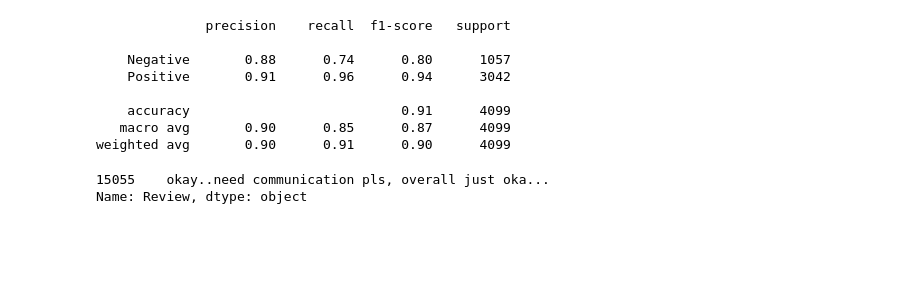
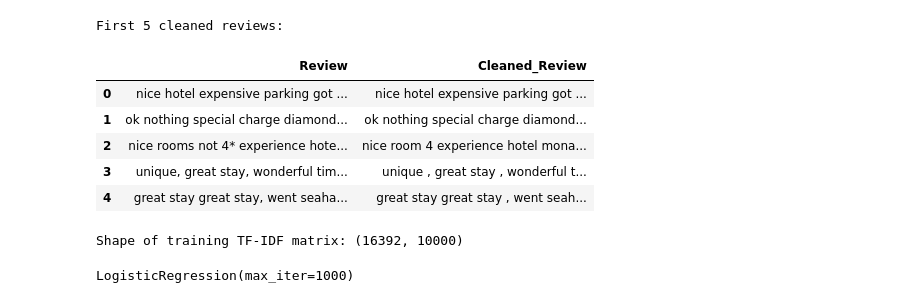
Before and after one commit to javierreansyah/tripadvisor-sentiment-cicd, a Jupyter notebook: Notebooks/notebook.ipynb, the cells around one changed output. Saved outputs shown, nothing was run; the diff lists cells and outputs as text; code cells hidden in the pictures; blank space fills up the shorter version.

```diff
--- a/Notebooks/notebook.ipynb
+++ b/Notebooks/notebook.ipynb
@@ -69,0 +34,4 @@ df.to_csv('../Data/tripadvisor_hotel_reviews.csv', index=False)
+# %%
+df = pd.read_csv("../Data/tripadvisor_hotel_reviews.csv")
+print("First 5 records:")
+display(df.head())
@@ -69,0 +46,11 @@ df.to_csv('../Data/tripadvisor_hotel_reviews.csv', index=False)
+# %%
+def standardize_text(text):
+    text = re.sub(r"http\S+", "", text)
+    text = re.sub(r"http", "", text)
+    text = re.sub(r"@/S+", "", text)
+    text = re.sub(r"[^A-Za-z0-9(),!?@\'\`\"\_\n]", " ", text)
+    text = text.replace("@", " at ")
+    return text.lower()
+# %%
+lemmatizer = WordNetLemmatizer()
+stop_words = set(stopwords.words('english'))
@@ -70 +64,13 @@ df.to_csv('../Data/tripadvisor_hotel_reviews.csv', index=False)
+# %%
+df['Cleaned_Review'] = df['Review'].apply(preprocess_review)
+print("First 5 cleaned reviews:")
+display(df[['Review', 'Cleaned_Review']].head())
+# %% [output]
+First 5 cleaned reviews:
+|  | Review | Cleaned_Review |
+| 0 | nice hotel expensive parking got ... | nice hotel expensive parking got ... |
+| 1 | ok nothing special charge diamond... | ok nothing special charge diamond... |
+| 2 | nice rooms not 4* experience hote... | nice room 4 experience hotel mona... |
+| 3 | unique, great stay, wonderful tim... | unique , great stay , wonderful t... |
+| 4 | great stay great stay, went seaha... | great stay great stay , went seah... |
 # %%
@@ -83,30 +81,14 @@ y = df['Rating']
 X_train, X_test, y_train, y_test = train_test_split(X, y, test_size=0.2, random_state=42)
 # %%
-# TF-IDF Vectorization
-vectorizer = TfidfVectorizer(max_features=5000)
+vectorizer = TfidfVectorizer(ngram_range=(1, 3), max_features=10000, tokenizer=word_tokenize)
 X_train_tfidf = vectorizer.fit_transform(X_train)
 X_test_tfidf = vectorizer.transform(X_test)
+
+print(f"Shape of training TF-IDF matrix: {X_train_tfidf.shape}")
+# %% [output]
+Shape of training TF-IDF matrix: (16392, 10000)
-# %%
-# Train logistic regression model
-model = LogisticRegression(max_iter=1000, solver='lbfgs')
-model.fit(X_train_tfidf, y_train)
-
-# Evaluate on evaluation dataset
-y_pred = model.predict(X_test_tfidf)
-
-# Print classification report
-print(classification_report(y_test, y_pred, target_names=['Negative', 'Positive']))
-# %% [output]
-              precision    recall  f1-score   support
-
-    Negative       0.88      0.74      0.80      1057
-    Positive       0.91      0.96      0.94      3042
-
-    accuracy                           0.91      4099
-   macro avg       0.90      0.85      0.87      4099
-weighted avg       0.90      0.91      0.90      4099
-# %%
-print(df['Review'].sample(1))
-# %% [output]
-15055    okay..need communication pls, overall just oka...
-Name: Review, dtype: object
+# %%
+model = LogisticRegression(max_iter=1000, solver='lbfgs')
+model.fit(X_train_tfidf, y_train)
+# %% [output]
+LogisticRegression(max_iter=1000)
```
Also changed, not shown: parts of 8 cells of this notebook, 16 other files.
